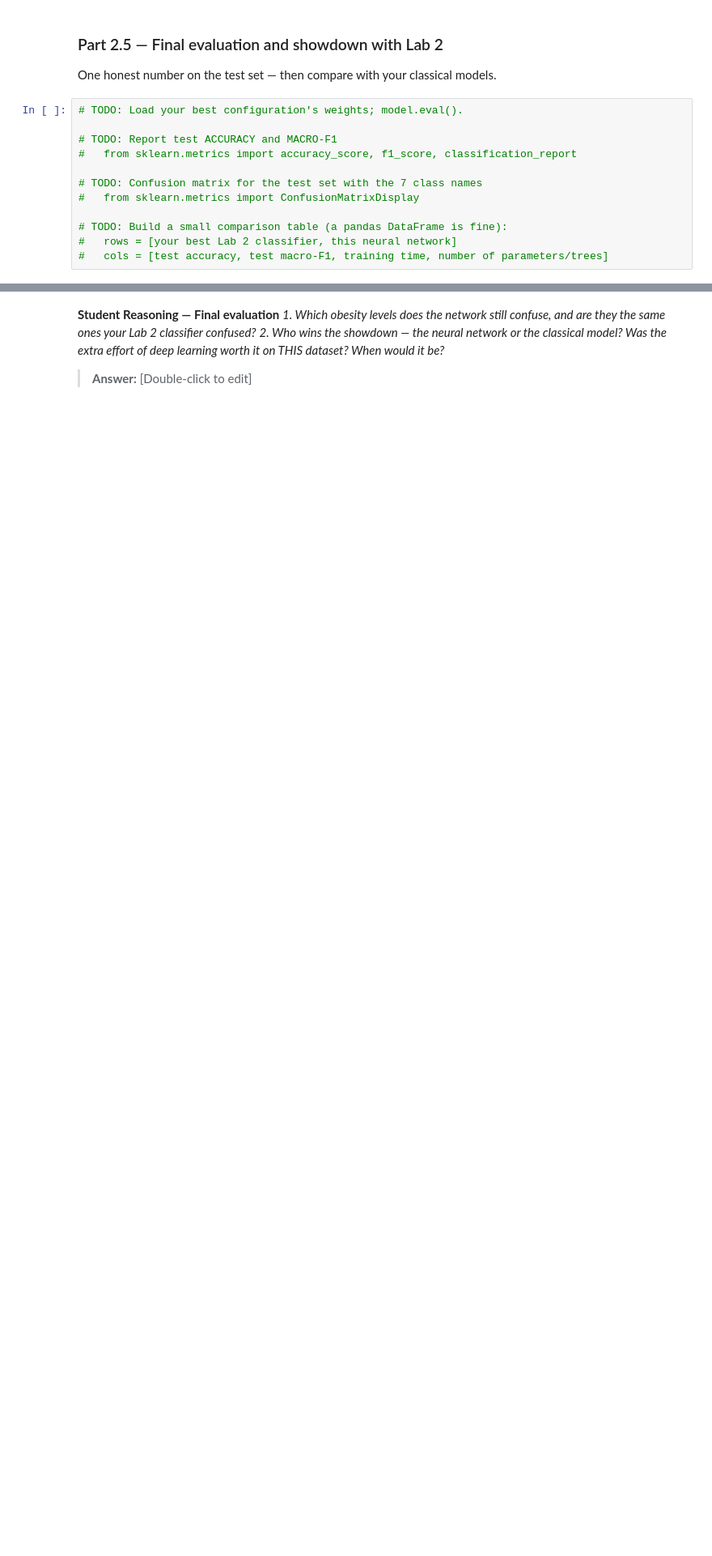
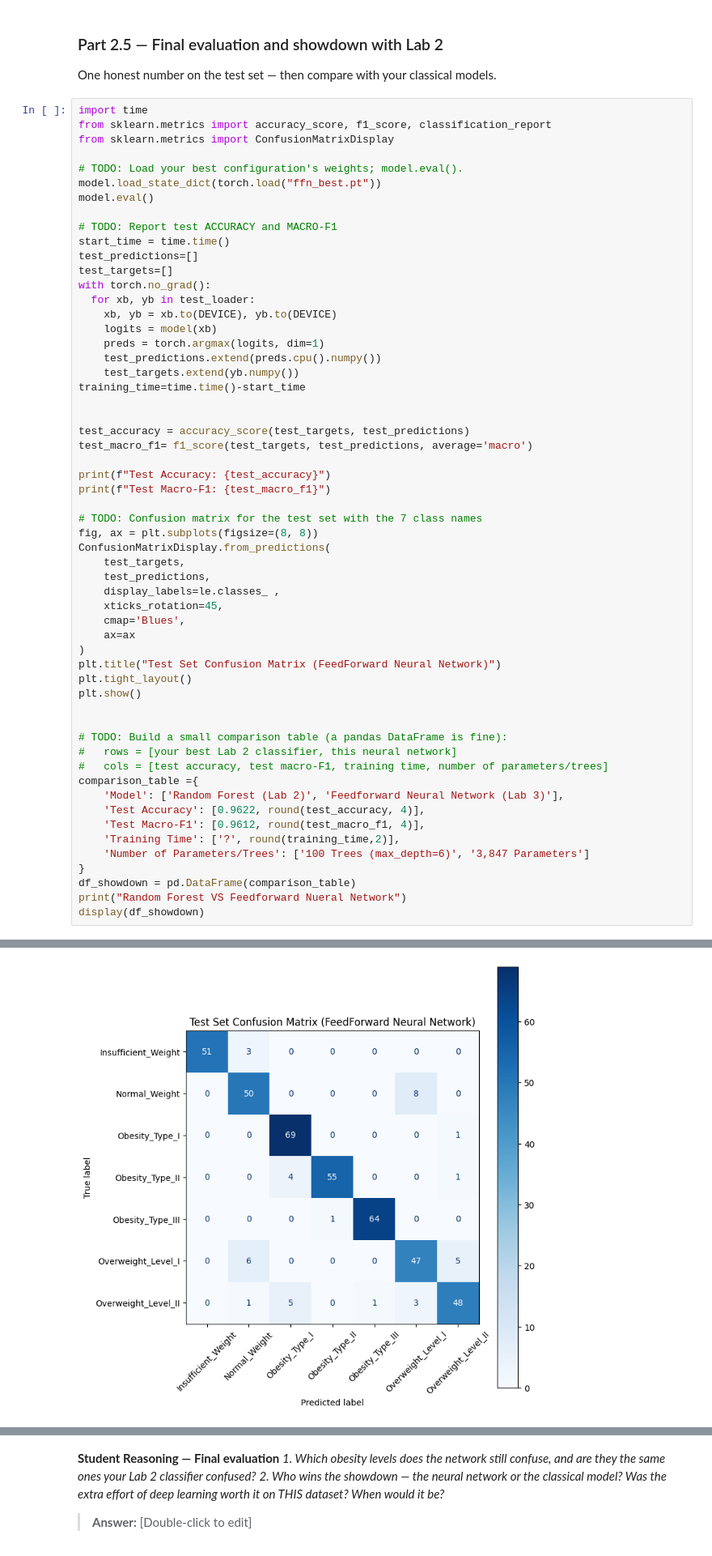
Before and after one commit to KekeliIsHere/lab-3, a Jupyter notebook: Lab_3.ipynb, the cells around one changed output, grey strips where cells are left out. Shown at 81% size. Saved outputs shown, nothing was run; the diff lists cells and outputs as text; blank space fills up the shorter version.

```diff
--- a/Lab_3.ipynb
+++ b/Lab_3.ipynb
@@ -809,14 +813,60 @@ Dropout works by randomly dropping 30% of the activations during each training s
 ### Part 2.5 — Final evaluation and showdown with Lab 2
 One honest number on the test set — then compare with your classical models.
 # %%
+import time
+from sklearn.metrics import accuracy_score, f1_score, classification_report
+from sklearn.metrics import ConfusionMatrixDisplay
+
 # TODO: Load your best configuration's weights; model.eval().
+model.load_state_dict(torch.load("ffn_best.pt"))
+model.eval()
 
 # TODO: Report test ACCURACY and MACRO-F1
-#   from sklearn.metrics import accuracy_score, f1_score, classification_report
+start_time = time.time()
+test_predictions=[]
+test_targets=[]
+with torch.no_grad():
+  for xb, yb in test_loader:
+    xb, yb = xb.to(DEVICE), yb.to(DEVICE)
+    logits = model(xb)
+    preds = torch.argmax(logits, dim=1)
+    test_predictions.extend(preds.cpu().numpy())
+    test_targets.extend(yb.numpy())
+training_time=time.time()-start_time
+
+
+test_accuracy = accuracy_score(test_targets, test_predictions)
+test_macro_f1= f1_score(test_targets, test_predictions, average='macro')
+
+print(f"Test Accuracy: {test_accuracy}")
+print(f"Test Macro-F1: {test_macro_f1}")
 
 # TODO: Confusion matrix for the test set with the 7 class names
-#   from sklearn.metrics import ConfusionMatrixDisplay
+fig, ax = plt.subplots(figsize=(8, 8))
+ConfusionMatrixDisplay.from_predictions(
+    test_targets,
+    test_predictions,
+    display_labels=le.classes_ ,
+    xticks_rotation=45,
+    cmap='Blues',
+    ax=ax
+)
+plt.title("Test Set Confusion Matrix (FeedForward Neural Network)")
+plt.tight_layout()
+plt.show()
+
 
 # TODO: Build a small comparison table (a pandas DataFrame is fine):
 #   rows = [your best Lab 2 classifier, this neural network]
 #   cols = [test accuracy, test macro-F1, training time, number of parameters/trees]
+comparison_table ={
+    'Model': ['Random Forest (Lab 2)', 'Feedforward Neural Network (Lab 3)'],
+    'Test Accuracy': [0.9622, round(test_accuracy, 4)],
+    'Test Macro-F1': [0.9612, round(test_macro_f1, 4)],
+    'Training Time': ['?', round(training_time,2)],
+    'Number of Parameters/Trees': ['100 Trees (max_depth=6)', '3,847 Parameters']
+}
+df_showdown = pd.DataFrame(comparison_table)
+print("Random Forest VS Feedforward Nueral Network")
+display(df_showdown)
+# %% [output]
@@ -822,0 +875 @@ One honest number on the test set — then compare with your classical models.
+[figure, added]
```
Also changed, not shown: parts of 4 cells of this notebook.
